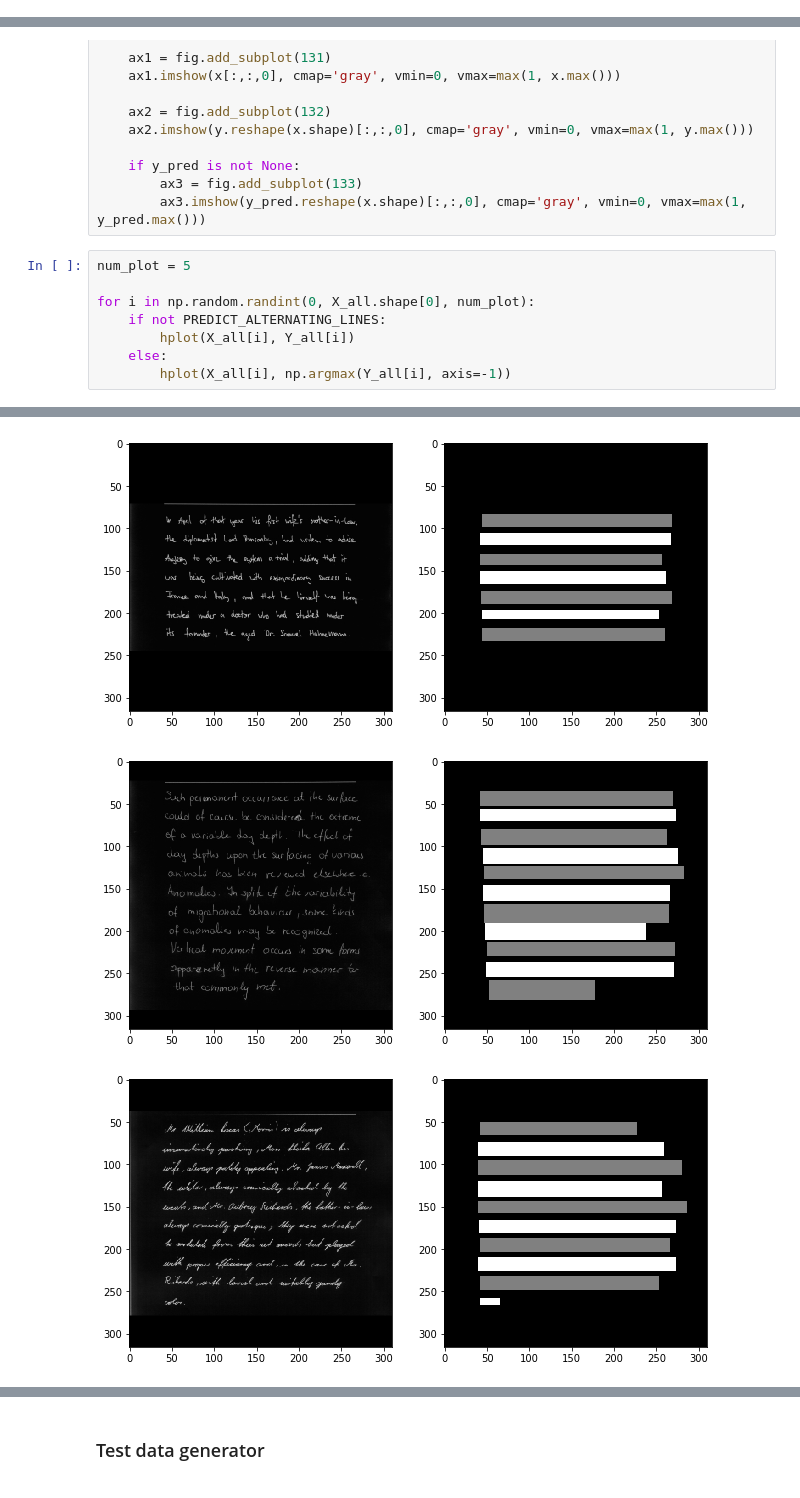
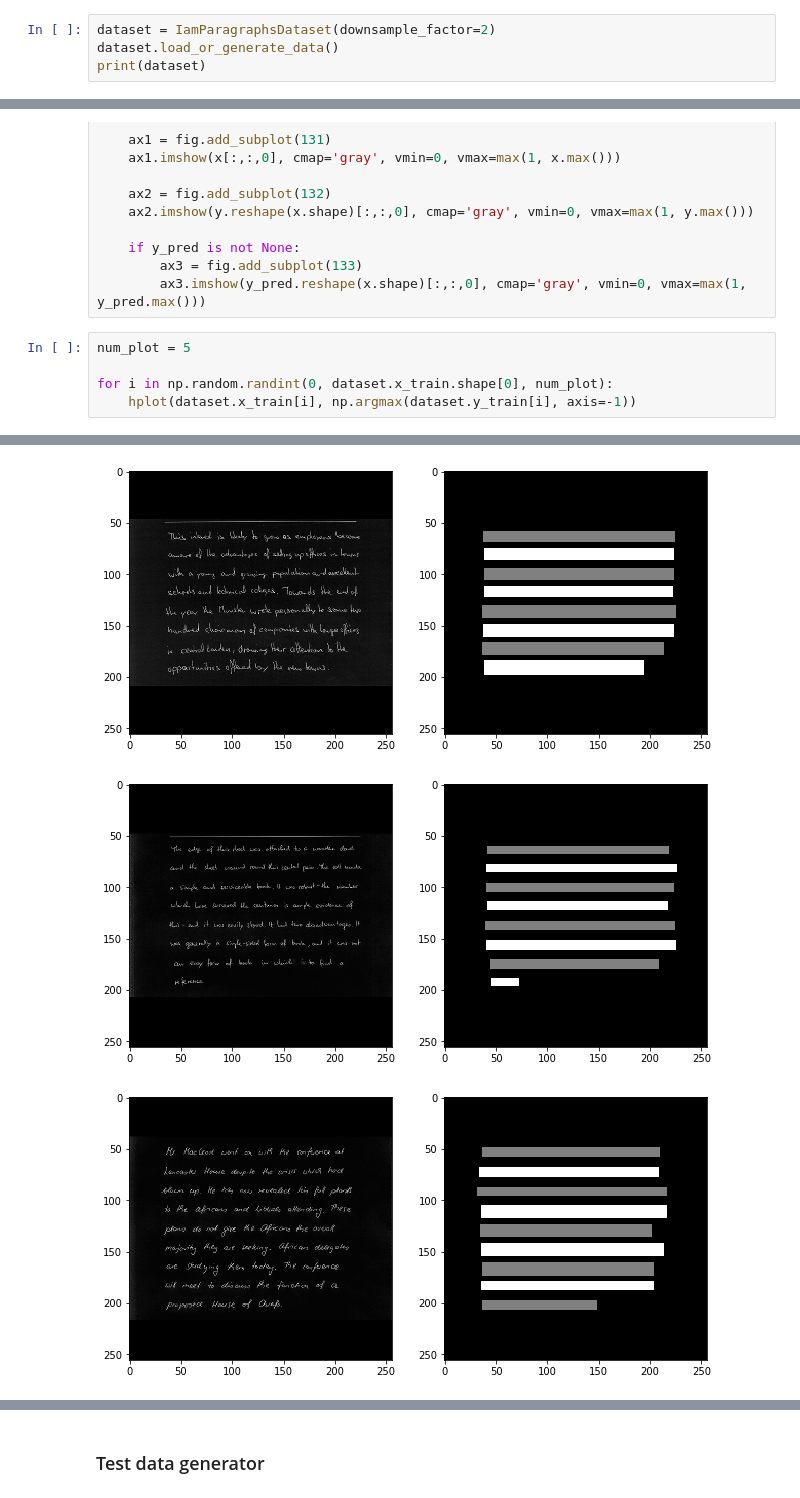
Before and after one commit to the-full-stack/fsdl-text-recognizer, a Jupyter notebook: notebooks/line detection experiments/5d-predicting-iam-alternating-line-locations.ipynb, the cells around one changed output, grey strips where cells are left out. Drawn from its saved outputs; the diff is of its cells as text.

```diff
--- a/notebooks/line detection experiments/5d-predicting-iam-alternating-line-locations.ipynb
+++ b/notebooks/line detection experiments/5d-predicting-iam-alternating-line-locations.ipynb
@@ -95,0 +29,4 @@ Number of samples: 1537
+# %%
+dataset = IamParagraphsDataset(downsample_factor=2)
+dataset.load_or_generate_data()
+print(dataset)
@@ -115,9 +58,6 @@ def hplot(x, y, y_pred=None, title=''):
 # %%
 num_plot = 5
 
-for i in np.random.randint(0, X_all.shape[0], num_plot):
-    if not PREDICT_ALTERNATING_LINES:
-        hplot(X_all[i], Y_all[i])
-    else:
-        hplot(X_all[i], np.argmax(Y_all[i], axis=-1))
+for i in np.random.randint(0, dataset.x_train.shape[0], num_plot):
+    hplot(dataset.x_train[i], np.argmax(dataset.y_train[i], axis=-1))
 # %% [output]
@@ -125,3 +65,3 @@ for i in np.random.randint(0, X_all.shape[0], num_plot):
-[figure, old version]
+[figure, new version]
-[figure, old version]
+[figure, new version]
-[figure, old version]
+[figure, new version]
```
Also changed, not shown: parts of 24 cells of this notebook, 2 other files.
